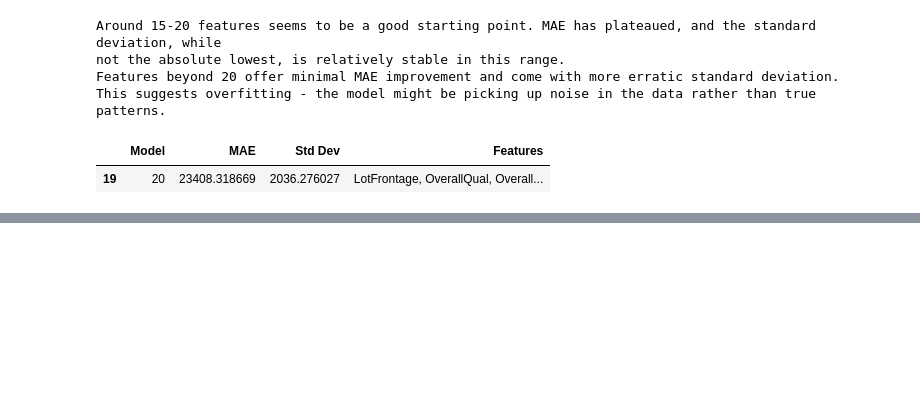
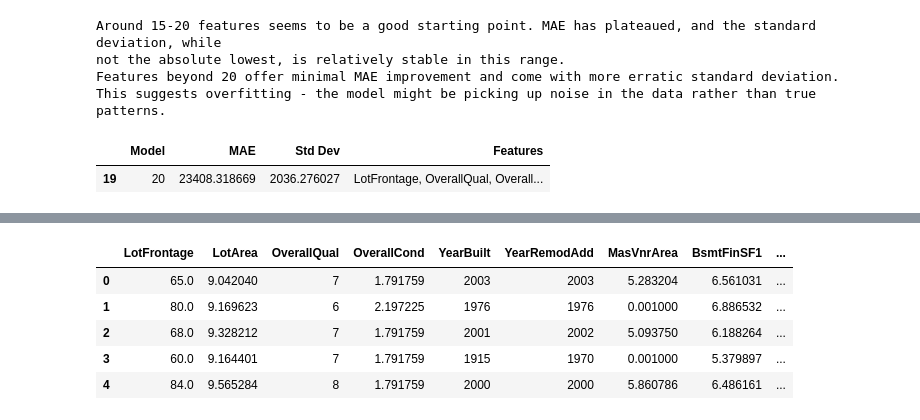
Before and after one commit to Anurag163/Kaggle--House-Prediction, a Jupyter notebook: RFE.ipynb, the cells around one changed output, grey strips where cells are left out. Cells and saved outputs as stored; diff of their text form; code cells hidden in the pictures; blank space fills up the shorter version.

```diff
--- a/RFE.ipynb
+++ b/RFE.ipynb
@@ -185,0 +226,12 @@ y_pred_model2_df.to_csv('/home/anuragverma/Desktop/Kaggle/Kaggle--House-Predicti
+# %%
+#lets combine train and test
+
+combbined_train_test = pd.concat([numeric_df_updated_train, numeric_df_updated_test], axis=0, ignore_index=True)
+
+skewness_values_combined=combbined_train_test.apply(skew)
+kurtosis_values_combined=combbined_train_test.apply(kurtosis)
+
+summary_df_combined=pd.DataFrame({
+    'Skewness':skewness_values_combined,
+    'kurtosis_values':kurtosis_values_combined
+},index=combbined_train_test.columns)
@@ -185,0 +259,11 @@ y_pred_model2_df.to_csv('/home/anuragverma/Desktop/Kaggle/Kaggle--House-Predicti
+# %%
+#Treating positive skewness with log transform
+
+summary_df__comb_pos_skew=summary_df_combined[(summary_df_combined['Skewness']>=0.5)].index
+summary_df__comb_pos_skew=list(summary_df__comb_pos_skew)
+
+#first replace 0 values with 0.001 for log transform
+combbined_train_test[summary_df__comb_pos_skew] = combbined_train_test[summary_df__comb_pos_skew].replace(0, 0.001)
+
+# Apply the log1p transformation
+combbined_train_test[summary_df__comb_pos_skew] = np.log1p(combbined_train_test[summary_df__comb_pos_skew])
@@ -185,0 +330,21 @@ y_pred_model2_df.to_csv('/home/anuragverma/Desktop/Kaggle/Kaggle--House-Predicti
+# %%
+negatively_skewed_cols = ['LotArea', 'OverallCond', 'YearBuilt',
+                         'BsmtFinSF1', 'BsmtUnfSF', 'TotalBsmtSF',
+                         'GarageYrBlt']
+
+for col in negatively_skewed_cols:
+    # 1. Reflection (Mirroring)
+    max_val = combbined_train_test[col].max() + 1 # Adding 1 to avoid potential issues with 0
+    combbined_train_test[col + '_reflected'] = max_val - combbined_train_test[col]
+
+    # 2. Apply Transformation (e.g., Cube Root)
+    combbined_train_test[col + '_cbrt'] = np.cbrt(combbined_train_test[col + '_reflected'])
+# %%
+combbined_train_test.head(5)
+# %% [output]
+|  | LotFrontage | LotArea | OverallQual | OverallCond | YearBuilt | YearRemodAdd | MasVnrArea | BsmtFinSF1 | ... |
+| 0 | 65.0 | 9.042040 | 7 | 1.791759 | 2003 | 2003 | 5.283204 | 6.561031 | ... |
+| 1 | 80.0 | 9.169623 | 6 | 2.197225 | 1976 | 1976 | 0.001000 | 6.886532 | ... |
+| 2 | 68.0 | 9.328212 | 7 | 1.791759 | 2001 | 2002 | 5.093750 | 6.188264 | ... |
+| 3 | 60.0 | 9.164401 | 7 | 1.791759 | 1915 | 1970 | 0.001000 | 5.379897 | ... |
+| 4 | 84.0 | 9.565284 | 8 | 1.791759 | 2000 | 2000 | 5.860786 | 6.486161 | ... |
```
Also changed, not shown: parts of 17 cells of this notebook, 3 other files.
